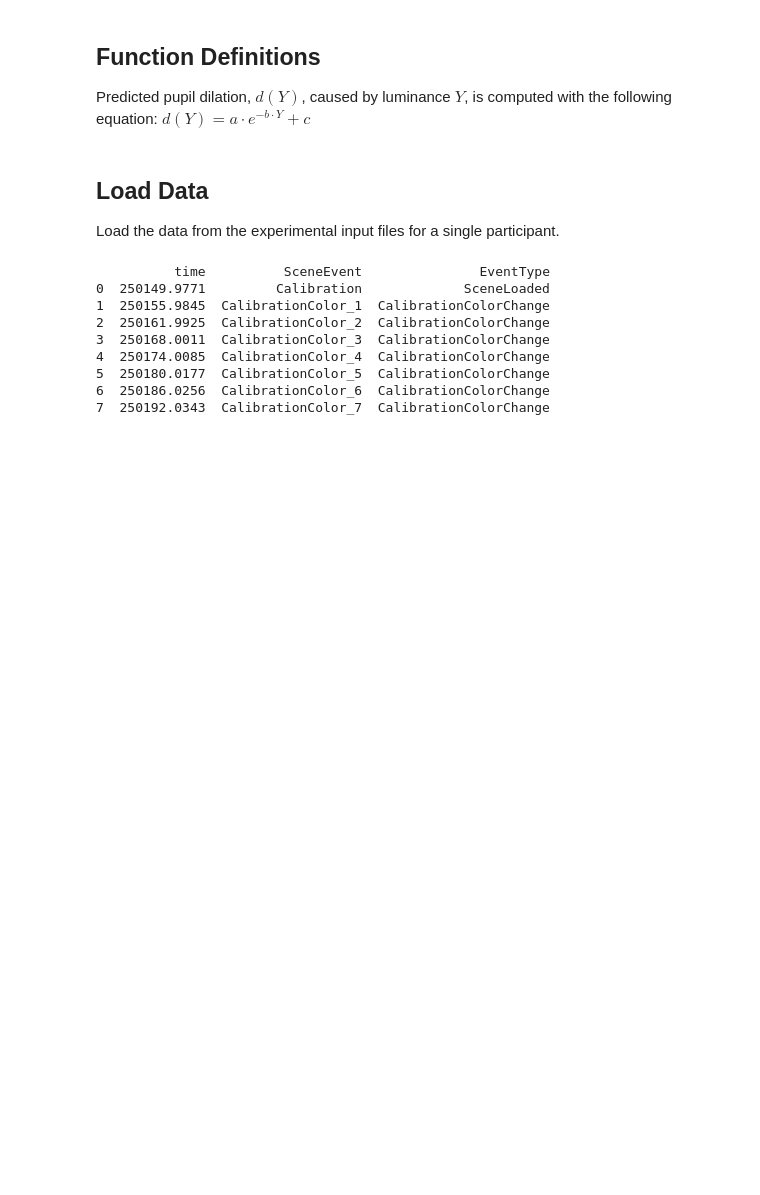
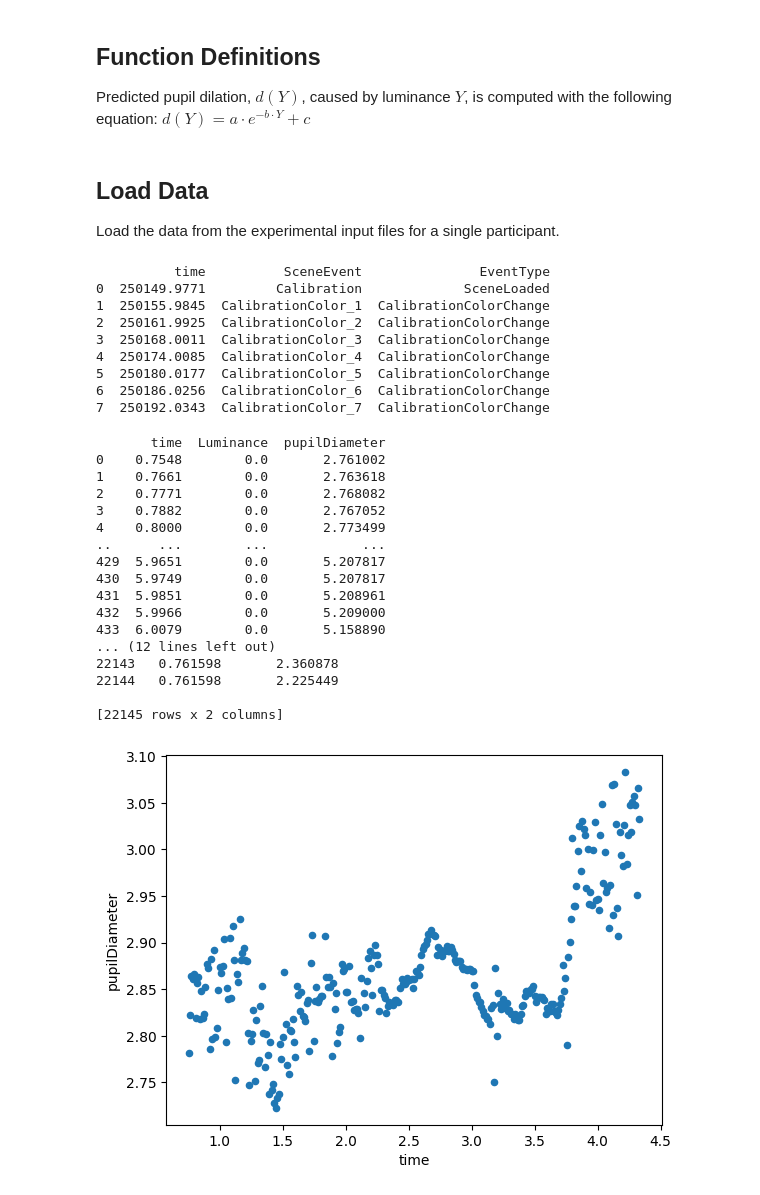
Before and after one commit to courtnicole/3d-path-cognition, a Jupyter notebook: demo.ipynb, the cells around one changed output. Cells and saved outputs as stored; diff of their text form; code cells hidden in the pictures; blank space fills up the shorter version.

```diff
--- a/demo.ipynb
+++ b/demo.ipynb
@@ -78,33 +78,65 @@ lum_calib.reset_index(drop=True, inplace=True)
 # %%
 luminance_pupil_diameter = pd.DataFrame()
 luminance_pupil_diameter['time'] = lum_calib['time']# //pd.to_timedelta(lum_calib['time'] - start_time, unit='s')
 luminance_pupil_diameter['Luminance'] = lum_calib['Luminance']
 luminance_pupil_diameter['pupilDiameter'] = 0.5 * (pupil_calib_d['LeftPupilDiameter'] + pupil_calib_d['RightPupilDiameter'])
 
 color_data = {}
 
 color_data[0] = luminance_pupil_diameter.loc[(luminance_pupil_diameter['time']>=calibration_events.loc[0, 'time']) & (luminance_pupil_diameter['time']<=calibration_events.loc[1, 'time']), ['time', 'Luminance', 'pupilDiameter']]
 color_data[1] = luminance_pupil_diameter.loc[(luminance_pupil_diameter['time']>=calibration_events.loc[1, 'time']) & (luminance_pupil_diameter['time']<=calibration_events.loc[2, 'time']), ['time', 'Luminance', 'pupilDiameter']]
 color_data[2] = luminance_pupil_diameter.loc[(luminance_pupil_diameter['time']>=calibration_events.loc[2, 'time']) & (luminance_pupil_diameter['time']<=calibration_events.loc[3, 'time']), ['time', 'Luminance', 'pupilDiameter']]
 color_data[3] = luminance_pupil_diameter.loc[(luminance_pupil_diameter['time']>=calibration_events.loc[3, 'time']) & (luminance_pupil_diameter['time']<=calibration_events.loc[4, 'time']), ['time', 'Luminance', 'pupilDiameter']]
 color_data[4] = luminance_pupil_diameter.loc[(luminance_pupil_diameter['time']>=calibration_events.loc[4, 'time']) & (luminance_pupil_diameter['time']<=calibration_events.loc[5, 'time']), ['time', 'Luminance', 'pupilDiameter']]
 color_data[5] = luminance_pupil_diameter.loc[(luminance_pupil_diameter['time']>=calibration_events.loc[5, 'time']) & (luminance_pupil_diameter['time']<=calibration_events.loc[6, 'time']), ['time', 'Luminance', 'pupilDiameter']]
 color_data[6] = luminance_pupil_diameter.loc[(luminance_pupil_diameter['time']>=calibration_events.loc[6, 'time']) & (luminance_pupil_diameter['time']<=calibration_events.loc[7, 'time']), ['time', 'Luminance', 'pupilDiameter']]
 color_data[7] = luminance_pupil_diameter.loc[(luminance_pupil_diameter['time']>=calibration_events.loc[7, 'time']), ['time', 'Luminance', 'pupilDiameter']]
 
 for i in range(8):
     color_data[i].reset_index(drop=True, inplace=True)
     color_data[i]['time'] = color_data[i]['time'] - color_data[i]['time'][0]
     color_data[i]=color_data[i].loc[(color_data[i]['time']>=0.5), ['time', 'Luminance', 'pupilDiameter']]
     color_data[i].reset_index(drop=True, inplace=True)
+print(color_data[5])
 
-# calibration_data = pd.DataFrame()
+color_data[0].plot(x='time', y='pupilDiameter', kind='scatter')
+
+for i in range(8):
+    for j in range(len(color_data[i])):
+        lum.append(color_data[i].loc[j, 'Luminance'])
+        pupd.append(color_data[i].loc[j, 'pupilDiameter'])
+
+calibration_data = pd.DataFrame()
+calibration_data['Luminance'] = lum
+calibration_data['PupilDiameter'] = pupd
+calibration_data.sort_values(by=['Luminance'], inplace=True)
+calibration_data.reset_index(drop=True, inplace=True)
+print(calibration_data)
 
 #[color1['Luminance'].mean(), color2['Luminance'].mean(), color3['Luminance'].mean(), color4['Luminance'].mean(), color5['Luminance'].mean(), color6['Luminance'].mean(), color7['Luminance'].mean(), color8['Luminance'].mean()]
 #calibration_data['PupilDiameter'] = [color1['pupilDiameter'], color2['pupilDiameter'], color3['pupilDiameter'],color4['pupilDiameter'],color5['pupilDiameter'],color6['pupilDiameter'],color7['pupilDiameter'], color8['pupilDiameter']]
 #[color1['pupilDiameter'].mean(), color2['pupilDiameter'].mean(), color3['pupilDiameter'].mean(), color4['pupilDiameter'].mean(), color5['pupilDiameter'].mean(), color6['pupilDiameter'].mean(), color7['pupilDiameter'].mean(), color8['pupilDiameter'].mean()]
 #calibration_data.sort_values(by=['Luminance'], inplace=True)
 #calibration_data.reset_index(drop=True, inplace=True)
+# %% [output]
+       time  Luminance  pupilDiameter
+0    0.7548        0.0       2.761002
+1    0.7661        0.0       2.763618
+2    0.7771        0.0       2.768082
+3    0.7882        0.0       2.767052
+4    0.8000        0.0       2.773499
+..      ...        ...            ...
+429  5.9651        0.0       5.207817
+430  5.9749        0.0       5.207817
+431  5.9851        0.0       5.208961
+432  5.9966        0.0       5.209000
+433  6.0079        0.0       5.158890
+... (12 lines left out)
+22143   0.761598       2.360878
+22144   0.761598       2.225449
+
+[22145 rows x 2 columns]
+[figure, added]
 # %%
 #𝑎, 𝑏, and 𝑐 were fitted using least squares optimization with empirically determined bounds of a: [1, 4], b: [4, 8], and c: [0, 8]
 x_data = calibration_data['Luminance']
```
Also changed, not shown: parts of 1 cell of this notebook.
